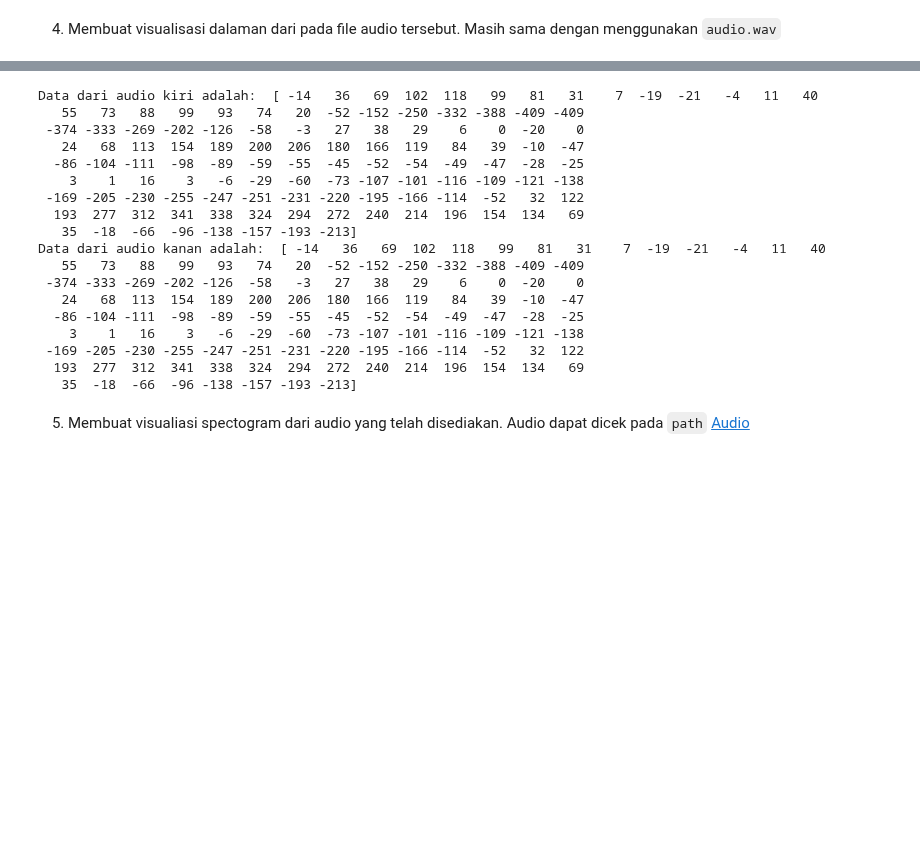
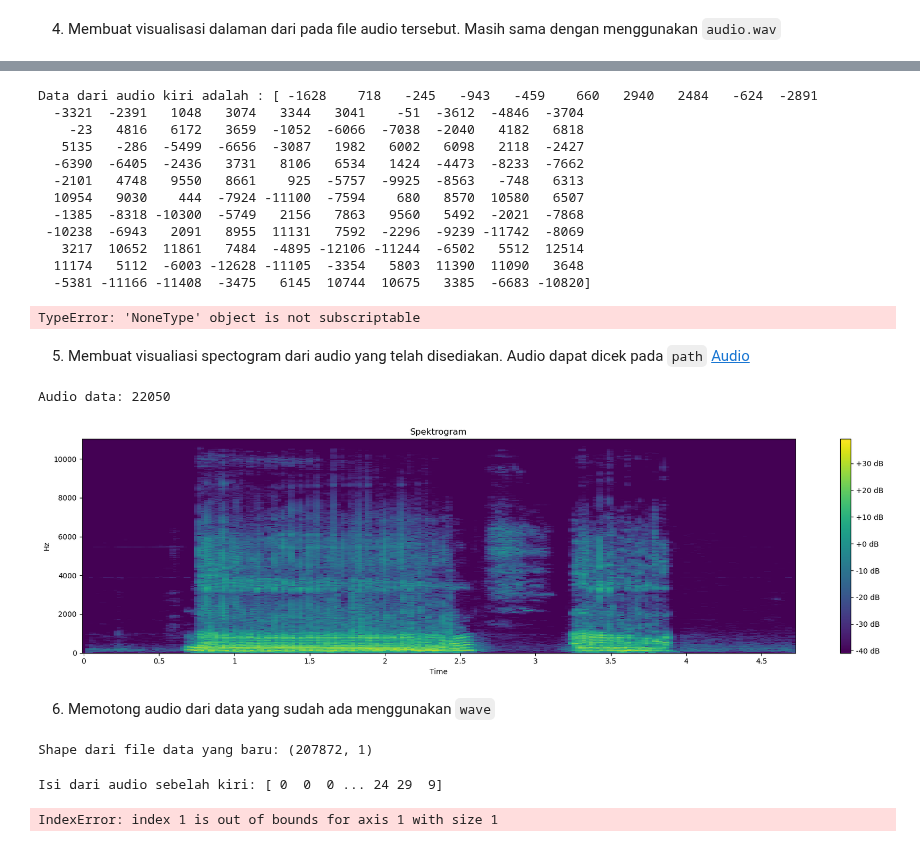
Before and after one commit to kevinsimorangkir21/Digital-Signal-Processing, a Jupyter notebook: 121140150_HO 1.ipynb, the cells around one changed output, grey strips where cells are left out. Cells and saved outputs as stored; diff of their text form; code cells hidden in the pictures; blank space fills up the shorter version.

```diff
--- a/121140150_HO 1.ipynb
+++ b/121140150_HO 1.ipynb
@@ -133,34 +142,60 @@ plt.show() #menampilkan plot
 # %%
-print("Data dari audio kiri adalah: ", audio_kiri[44100:44220])  # menampilkan data audio kiri
-print("Data dari audio kanan adalah: ", audio_kanan[44100:44220])
+print(f"Data dari audio kiri adalah : {audio_kiri[44100:44220]}")  # menampilkan data audio kiri
+print(f"Data dari audio kanan adalah : {audio_kanan[44100:44220]}")  # menampilkan data audio kanan
 # %% [output]
-Data dari audio kiri adalah:  [ -14   36   69  102  118   99   81   31    7  -19  -21   -4   11   40
-   55   73   88   99   93   74   20  -52 -152 -250 -332 -388 -409 -409
- -374 -333 -269 -202 -126  -58   -3   27   38   29    6    0  -20    0
-   24   68  113  154  189  200  206  180  166  119   84   39  -10  -47
-  -86 -104 -111  -98  -89  -59  -55  -45  -52  -54  -49  -47  -28  -25
-    3    1   16    3   -6  -29  -60  -73 -107 -101 -116 -109 -121 -138
- -169 -205 -230 -255 -247 -251 -231 -220 -195 -166 -114  -52   32  122
-  193  277  312  341  338  324  294  272  240  214  196  154  134   69
-   35  -18  -66  -96 -138 -157 -193 -213]
-Data dari audio kanan adalah:  [ -14   36   69  102  118   99   81   31    7  -19  -21   -4   11   40
-   55   73   88   99   93   74   20  -52 -152 -250 -332 -388 -409 -409
- -374 -333 -269 -202 -126  -58   -3   27   38   29    6    0  -20    0
-   24   68  113  154  189  200  206  180  166  119   84   39  -10  -47
-  -86 -104 -111  -98  -89  -59  -55  -45  -52  -54  -49  -47  -28  -25
-    3    1   16    3   -6  -29  -60  -73 -107 -101 -116 -109 -121 -138
- -169 -205 -230 -255 -247 -251 -231 -220 -195 -166 -114  -52   32  122
-  193  277  312  341  338  324  294  272  240  214  196  154  134   69
-   35  -18  -66  -96 -138 -157 -193 -213]
+Data dari audio kiri adalah : [ -1628    718   -245   -943   -459    660   2940   2484   -624  -2891
+  -3321  -2391   1048   3074   3344   3041    -51  -3612  -4846  -3704
+    -23   4816   6172   3659  -1052  -6066  -7038  -2040   4182   6818
+   5135   -286  -5499  -6656  -3087   1982   6002   6098   2118  -2427
+  -6390  -6405  -2436   3731   8106   6534   1424  -4473  -8233  -7662
+  -2101   4748   9550   8661    925  -5757  -9925  -8563   -748   6313
+  10954   9030    444  -7924 -11100  -7594    680   8570  10580   6507
+  -1385  -8318 -10300  -5749   2156   7863   9560   5492  -2021  -7868
+ -10238  -6943   2091   8955  11131   7592  -2296  -9239 -11742  -8069
+   3217  10652  11861   7484  -4895 -12106 -11244  -6502   5512  12514
+  11174   5112  -6003 -12628 -11105  -3354   5803  11390  11090   3648
+  -5381 -11166 -11408  -3475   6145  10744  10675   3385  -6683 -10820]
+TypeError: 'NoneType' object is not subscriptable
 # %% [markdown]
 5. Membuat visualiasi spectogram dari audio yang telah disediakan. Audio dapat dicek pada `path` [Audio](Audio)
 # %%
 import librosa  # pustaka librosa
 import librosa.display  # pustaka librosa.display
+# %%
+audio_data = os.path.join(os.getcwd(), "Audio", "Brrbbrbrb.wav")  # mengambil data audio
 # %%
-audio_data = os.path.join(os.getcwd(), "Audio", "Low.wav")
-file_audio, sample_rate = librosa.load(audio_data) #membaca data audio
-SO = librosa.stft(file_audio) #mengambil data stft
-SA = librosa.amplitude_to_db(np.abs(SO)) #mengambil data amplitude
+audioS, sample_rate = librosa.load(audio_data)  # load data audio
+SA = librosa.stft(audioS)  # short-time Fourier transform
+SDB = librosa.amplitude_to_db(abs(SA))  # amplitude to decibel
 
-print(f"Shape: {sample_rate}") #menampilkan bentuk data
+print(f"Audio data: {sample_rate}")  # menampilkan data audio
+# %% [output]
+Audio data: 22050
+# %%
+plt.figure(figsize=(18, 5))  # membuat plot
+librosa.display.specshow(SDB, sr=sample_rate, x_axis="time", y_axis="hz", cmap="viridis")  # menampilkan spektrogram
+plt.colorbar(format="%+2.0f dB")  # menampilkan colorbar
+plt.title("Spektrogram")  # judul plot
+plt.tight_layout()  # plot rapi
+plt.show()  # menampilkan plot
+# %% [output]
+[figure, added]
+# %% [markdown]
+6. Memotong audio dari data yang sudah ada menggunakan `wave`
+# %%
+with wave.open(audio_data, "r") as audio_wave:  # membuka file audio
+    audio_frames = audio_wave.readframes(-1)  # membaca frame audio
+    file_data = np.frombuffer(audio_frames, dtype="int16")  # mengubah frame ke array numpy
+    sample_rate = audio_wave.getframerate()  # mengambil sample rate
+    channels = audio_wave.getnchannels()  # mengambil jumlah channel
+
+file_data = file_data.reshape(-1, channels)  # mengubah bentuk array
+print(f"Shape dari file data yang baru: {file_data.shape}")  # menampilkan bentuk array
+# %% [output]
+Shape dari file data yang baru: (207872, 1)
+# %%
+print(f"Isi dari audio sebelah kiri: {file_data[:, 0]}")  # menampilkan isi dari audio sebelah kiri
+print(f"Isi dari audio sebelah kanan: {file_data[:, 1]}")  # menampilkan isi dari audio sebelah kanan
+# %% [output]
+Isi dari audio sebelah kiri: [ 0  0  0 ... 24 29  9]
+IndexError: index 1 is out of bounds for axis 1 with size 1
```
Also changed, not shown: parts of 9 cells of this notebook.
